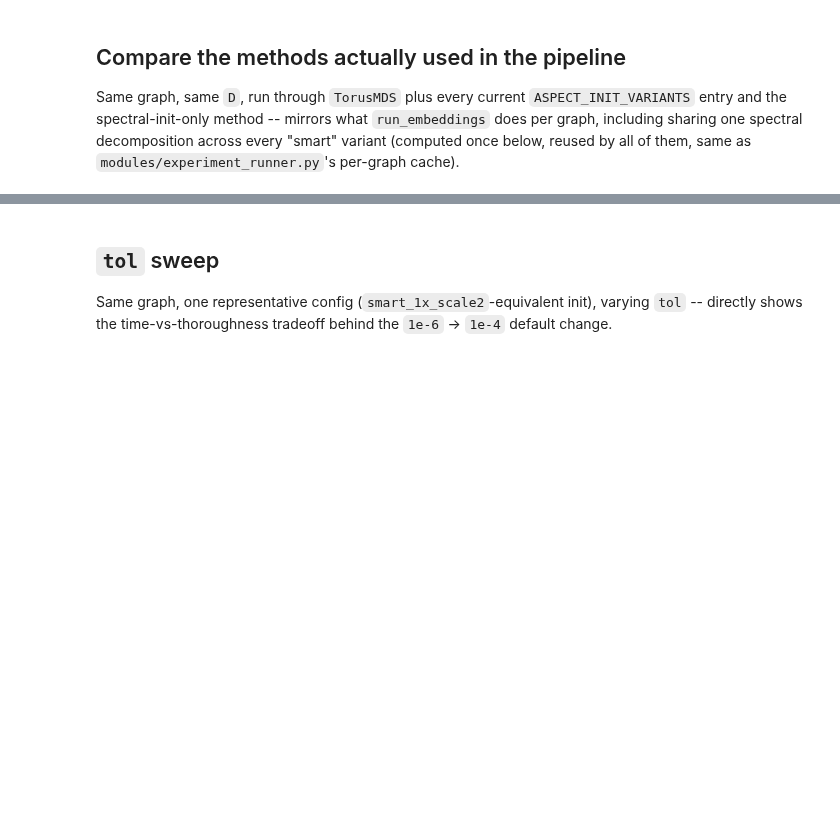
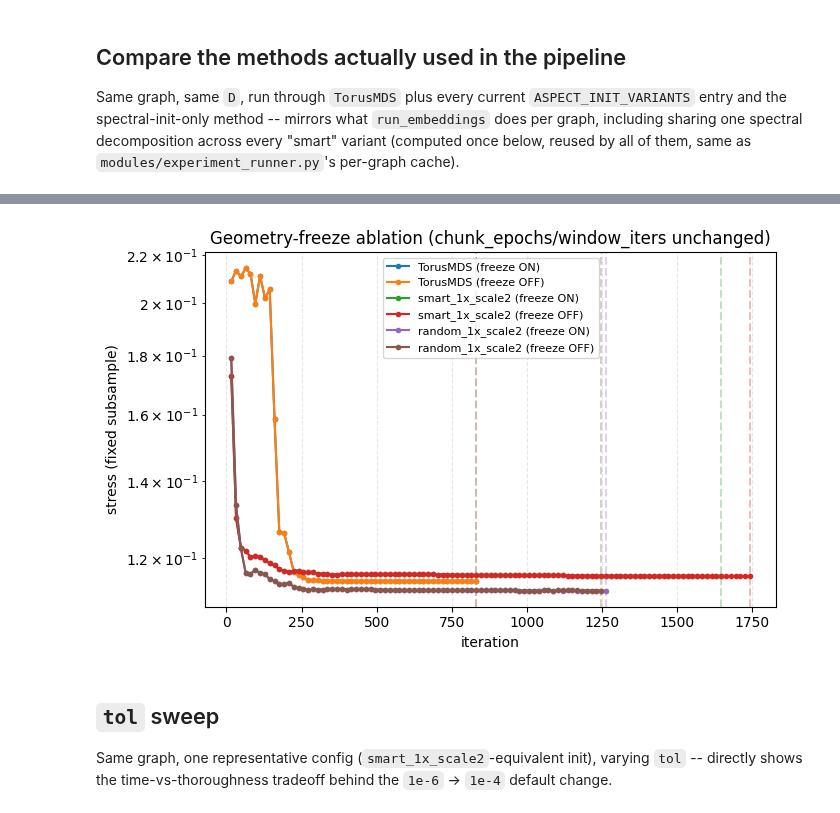
Before and after one commit to JacobLMiller/torus-mds, a Jupyter notebook: verification_experiments/convergence_test.ipynb, the cells around one changed output, grey strips where cells are left out. Cells and saved outputs as stored; diff of their text form; code cells hidden in the pictures; blank space fills up the shorter version.

```diff
--- a/verification_experiments/convergence_test.ipynb
+++ b/verification_experiments/convergence_test.ipynb
@@ -264,3 +320,8 @@ plt.show()
+# %%
+plot_histories(ablation_runs, title="Geometry-freeze ablation (chunk_epochs/window_iters unchanged)")
+plt.show()
+# %% [output]
+[figure, added]
 # %% [markdown]
 ## `tol` sweep
 
```
Also changed, not shown: parts of 8 cells of this notebook, 14 other files.
